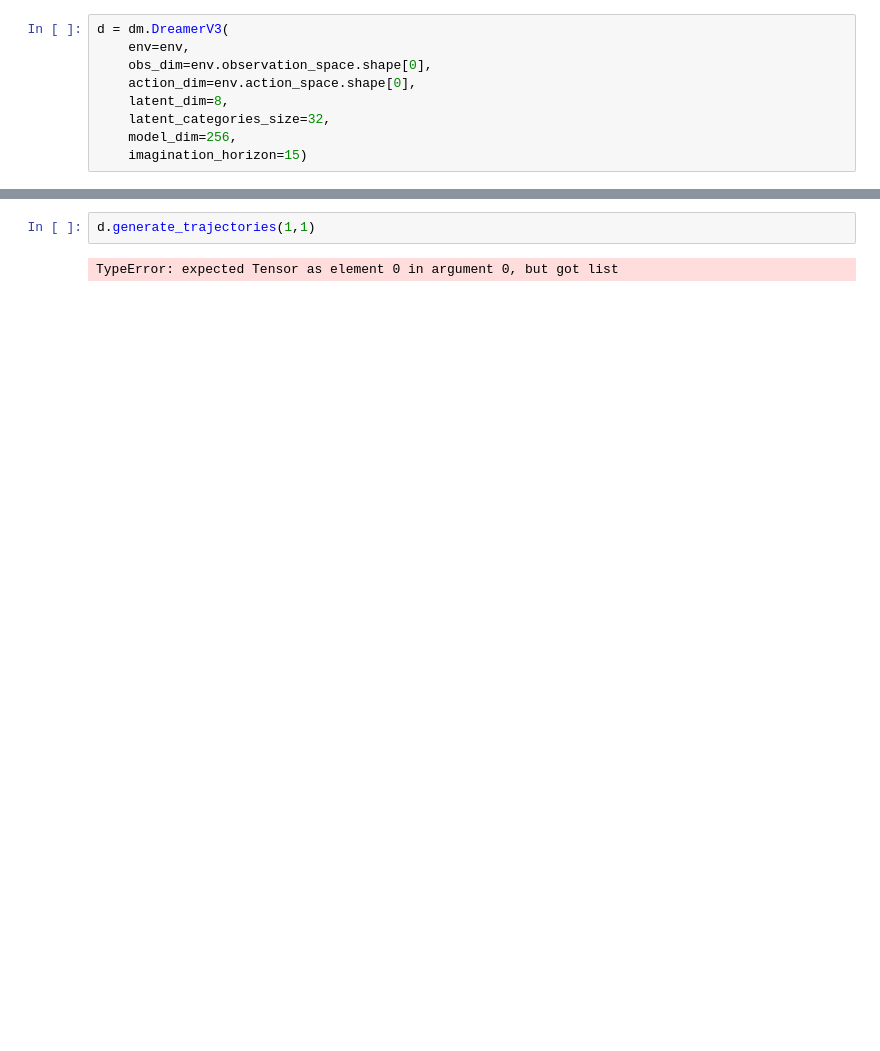
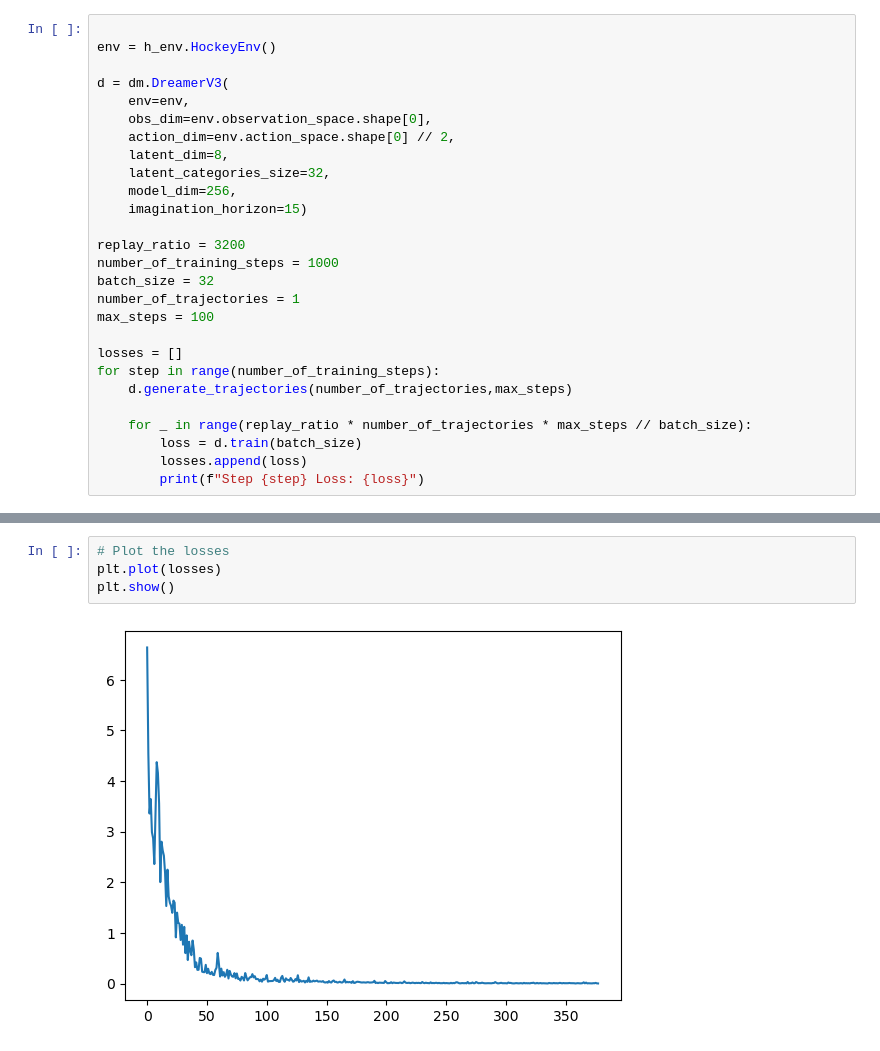
Before and after one commit to NilsGrossepieper/airhockey-rl-td3-sac, a Jupyter notebook: dreamer/experiments.ipynb, the cells around one changed output, grey strips where cells are left out. Drawn from its saved outputs; the diff is of its cells as text; blank space fills up the shorter version.

Commit message:
Add training to world model

```diff
--- a/dreamer/experiments.ipynb
+++ b/dreamer/experiments.ipynb
@@ -26,10 +16,28 @@ print(env.action_space.shape[0])
 # %%
+
+env = h_env.HockeyEnv()
+
 d = dm.DreamerV3(
 	env=env,
     obs_dim=env.observation_space.shape[0],
-    action_dim=env.action_space.shape[0],
+    action_dim=env.action_space.shape[0] // 2,
     latent_dim=8,
     latent_categories_size=32,
     model_dim=256,
     imagination_horizon=15)
+
+replay_ratio = 3200
+number_of_training_steps = 1000
+batch_size = 32
+number_of_trajectories = 1
+max_steps = 100
+
+losses = []
+for step in range(number_of_training_steps):
+    d.generate_trajectories(number_of_trajectories,max_steps)
+
+    for _ in range(replay_ratio * number_of_trajectories * max_steps // batch_size):
+        loss = d.train(batch_size)
+        losses.append(loss)
+        print(f"Step {step} Loss: {loss}")
 # %% [output]
@@ -38,4 +62,6 @@ action_size:  8
-# %%
-d.generate_trajectories(1,1)
-# %% [output]
-TypeError: expected Tensor as element 0 in argument 0, but got list
+# %%
+# Plot the losses
+plt.plot(losses)
+plt.show()
+# %% [output]
+[figure, added]
```
Also changed, not shown: parts of 4 cells of this notebook, 3 other files.
